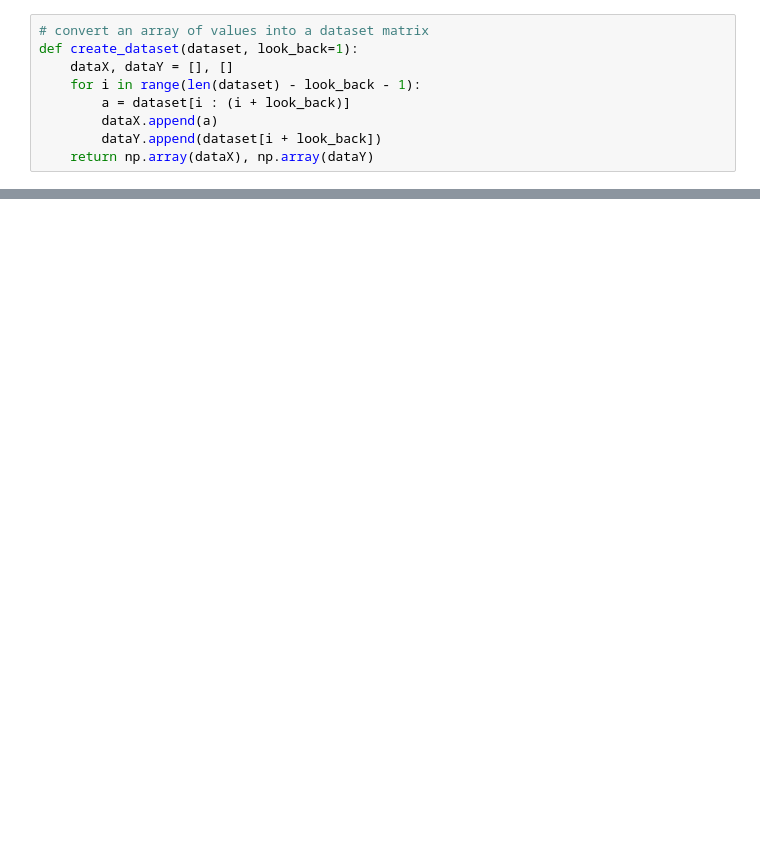
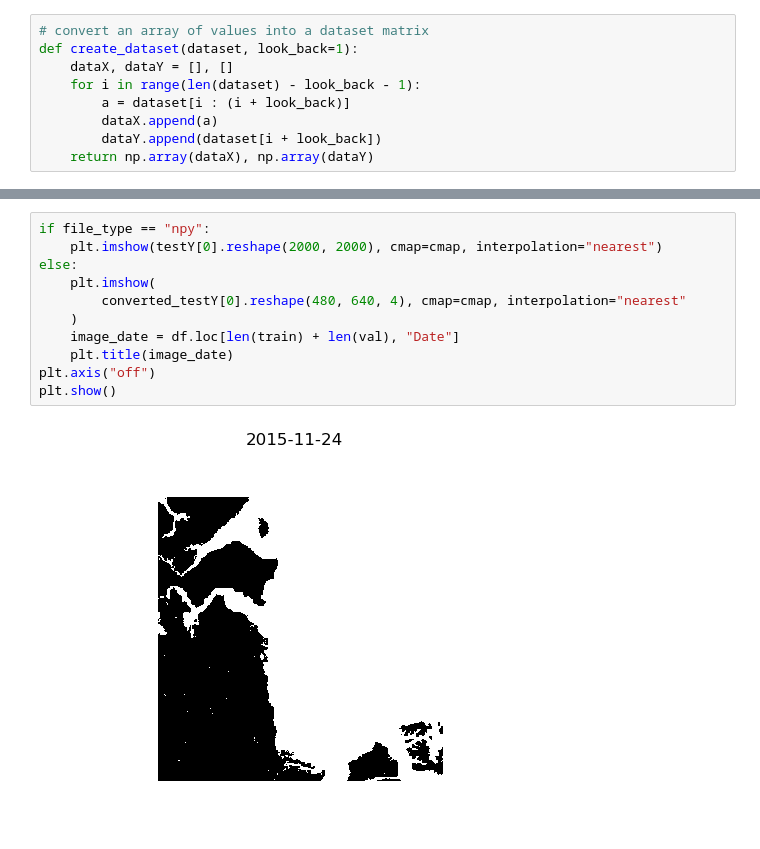
Before and after one commit to NOAA-HES-Capstone/icedyno, a Jupyter notebook: workspaces/brendon/Applying_LSTM_NETCD_Files.ipynb, the cells around one changed output, grey strips where cells are left out. Cells and saved outputs as stored; diff of their text form; blank space fills up the shorter version.

```diff
--- a/workspaces/brendon/Applying_LSTM_NETCD_Files.ipynb
+++ b/workspaces/brendon/Applying_LSTM_NETCD_Files.ipynb
@@ -162,0 +326,13 @@ plt.show()
+# %%
+if file_type == "npy":
+    plt.imshow(testY[0].reshape(2000, 2000), cmap=cmap, interpolation="nearest")
+else:
+    plt.imshow(
+        converted_testY[0].reshape(480, 640, 4), cmap=cmap, interpolation="nearest"
+    )
+    image_date = df.loc[len(train) + len(val), "Date"]
+    plt.title(image_date)
+plt.axis("off")
+plt.show()
+# %% [output]
+[figure, added]
```
Also changed, not shown: parts of 34 cells of this notebook.
